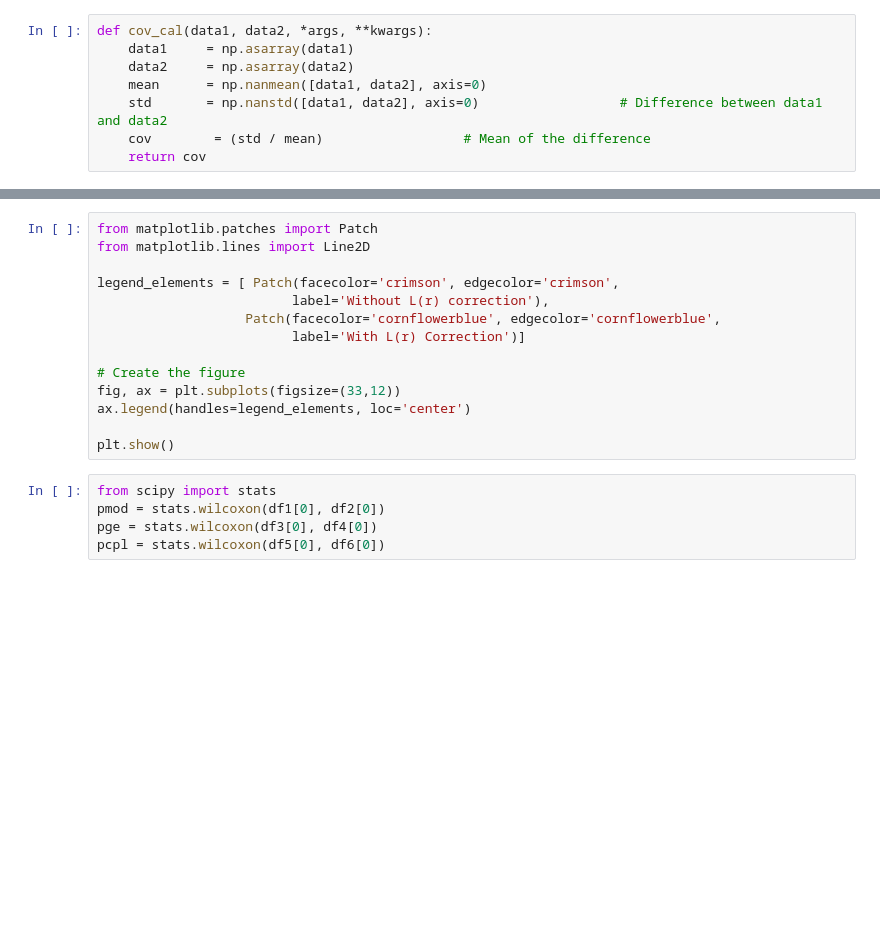
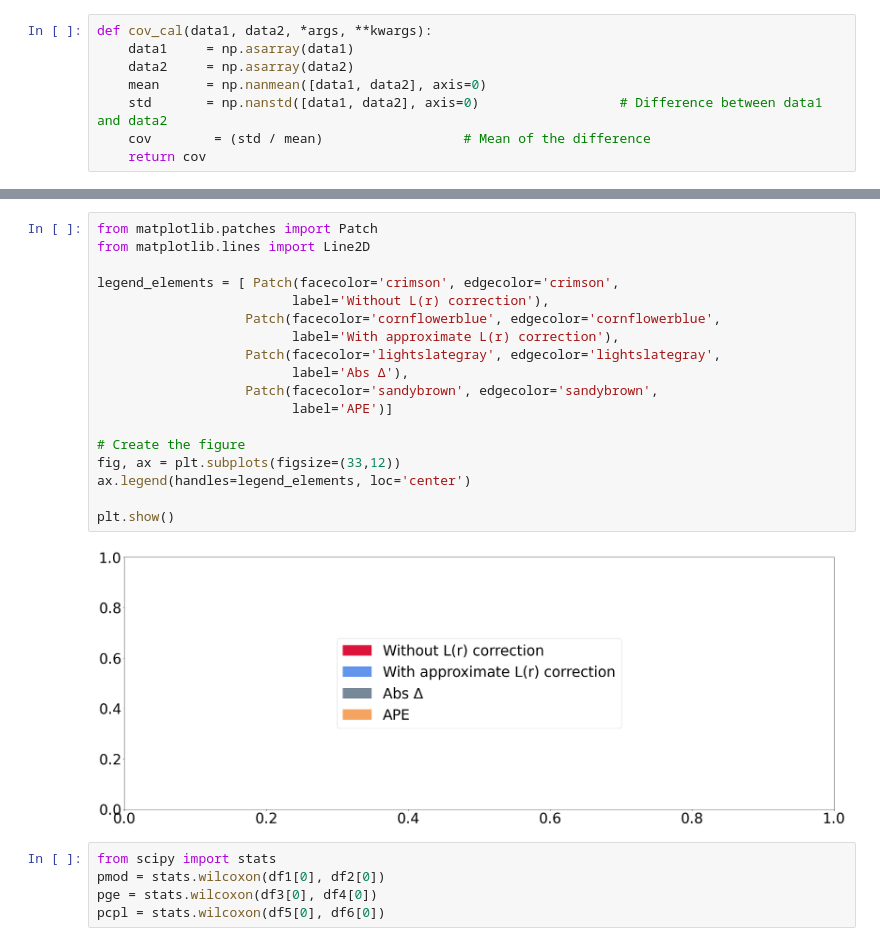
Before and after one commit to MASILab/gradtensor, a Jupyter notebook: src/fin_con_mat_plot.ipynb, the cells around one changed output, grey strips where cells are left out. Drawn from its saved outputs; the diff is of its cells as text; blank space fills up the shorter version.

```diff
--- a/src/fin_con_mat_plot.ipynb
+++ b/src/fin_con_mat_plot.ipynb
@@ -584,17 +572,23 @@ plt.savefig('fig1.png')
 # %%
 from matplotlib.patches import Patch
 from matplotlib.lines import Line2D
 
 legend_elements = [ Patch(facecolor='crimson', edgecolor='crimson',
                          label='Without L(r) correction'),
                    Patch(facecolor='cornflowerblue', edgecolor='cornflowerblue',
-                         label='With L(r) Correction')]
+                         label='With approximate L(r) correction'),
+                   Patch(facecolor='lightslategray', edgecolor='lightslategray',
+                         label='Abs Δ'),
+                   Patch(facecolor='sandybrown', edgecolor='sandybrown',
+                         label='APE')]
 
 # Create the figure
 fig, ax = plt.subplots(figsize=(33,12))
 ax.legend(handles=legend_elements, loc='center')
 
 plt.show()
+# %% [output]
+[figure, added]
 # %%
 from scipy import stats
 pmod = stats.wilcoxon(df1[0], df2[0])
```
Also changed, not shown: parts of 15 cells of this notebook, 5 other files.
